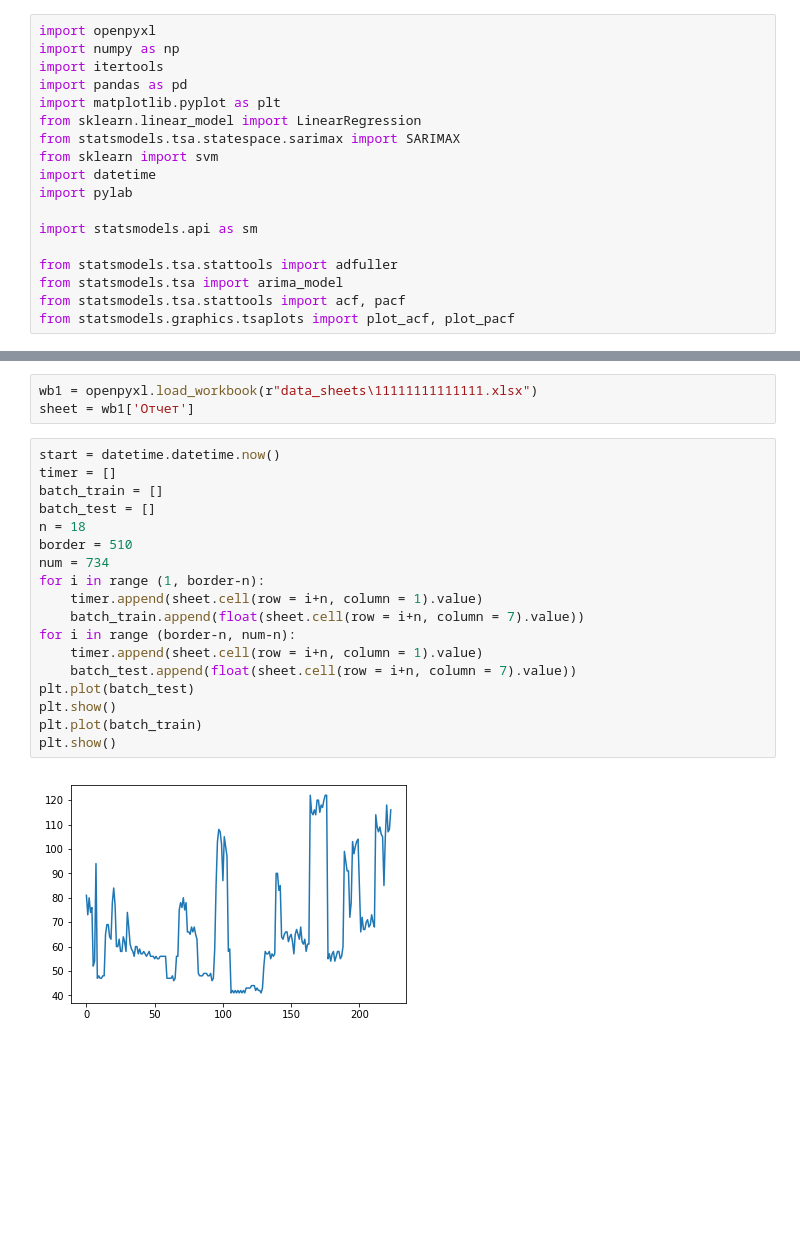
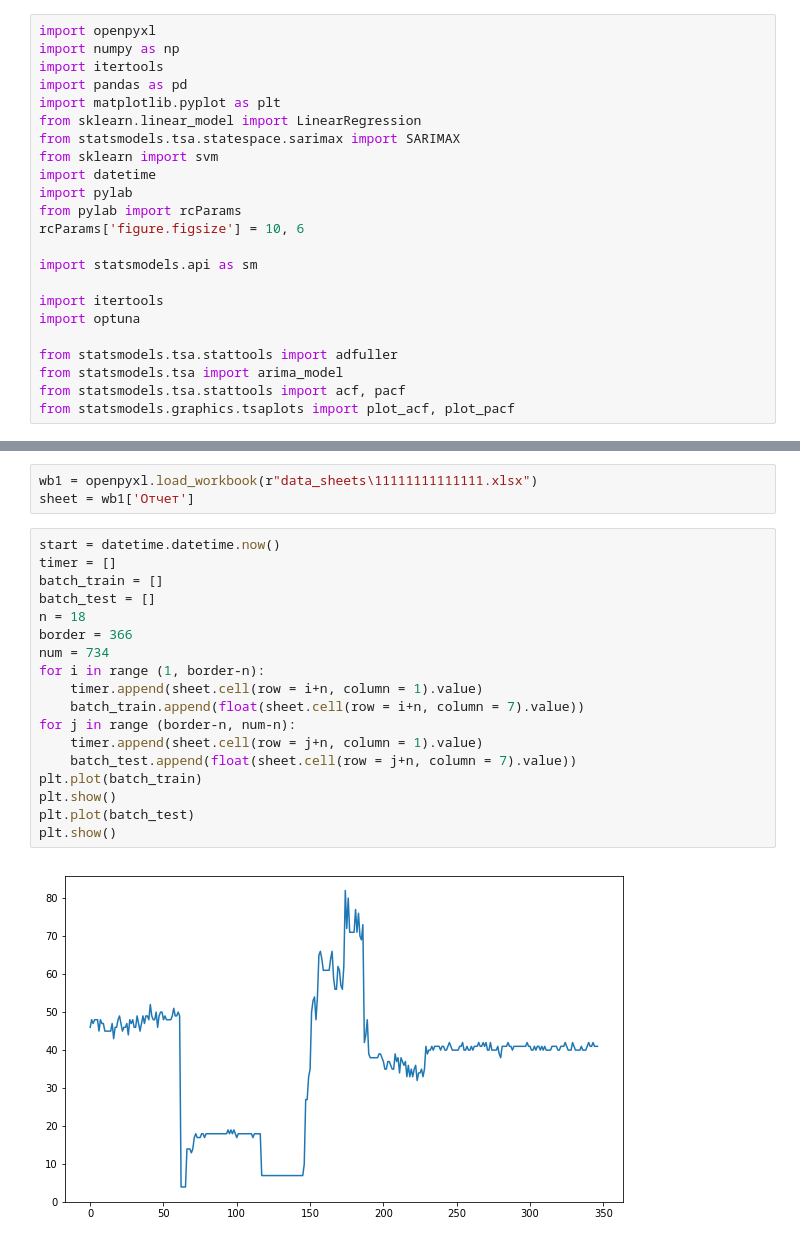
Before and after one commit to A101110/models, a Jupyter notebook: Pred_for_single_value.ipynb, the cells around one changed output, grey strips where cells are left out. Drawn from its saved outputs; the diff is of its cells as text; blank space fills up the shorter version.

Commit message:
SARIMAX prediction for single value - improved

```diff
--- a/Pred_for_single_value.ipynb
+++ b/Pred_for_single_value.ipynb
@@ -9,8 +9,13 @@ from statsmodels.tsa.statespace.sarimax import SARIMAX
 from sklearn import svm
 import datetime
 import pylab
+from pylab import rcParams
+rcParams['figure.figsize'] = 10, 6
 
 import statsmodels.api as sm
+
+import itertools
+import optuna
 
 from statsmodels.tsa.stattools import adfuller
 from statsmodels.tsa import arima_model
@@ -22,20 +29,20 @@ sheet = wb1['Отчет']
 # %%
 start = datetime.datetime.now()
 timer = []
 batch_train = []
 batch_test = []
 n = 18
-border = 510
+border = 366
 num = 734
 for i in range (1, border-n):
     timer.append(sheet.cell(row = i+n, column = 1).value)
     batch_train.append(float(sheet.cell(row = i+n, column = 7).value))
-for i in range (border-n, num-n):
-    timer.append(sheet.cell(row = i+n, column = 1).value)
-    batch_test.append(float(sheet.cell(row = i+n, column = 7).value))
+for j in range (border-n, num-n):
+    timer.append(sheet.cell(row = j+n, column = 1).value)
+    batch_test.append(float(sheet.cell(row = j+n, column = 7).value))
+plt.plot(batch_train)
+plt.show()
 plt.plot(batch_test)
 plt.show()
-plt.plot(batch_train)
-plt.show()
 # %% [output]
-[figure, old version]
+[figure, new version]
```
Also changed, not shown: parts of 4 cells of this notebook.
